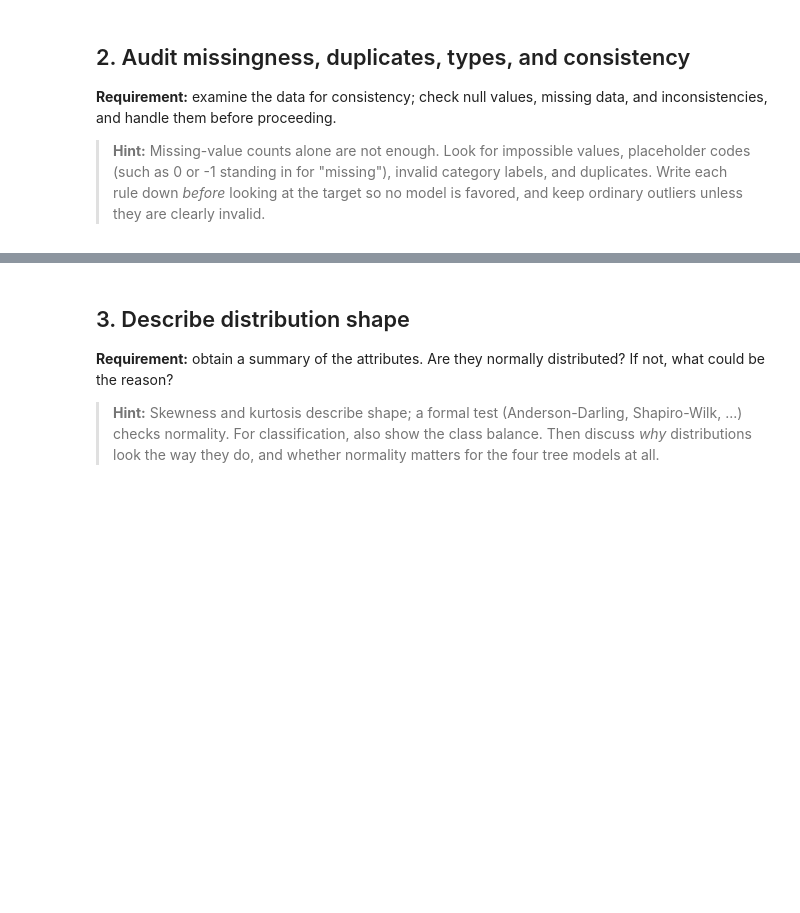
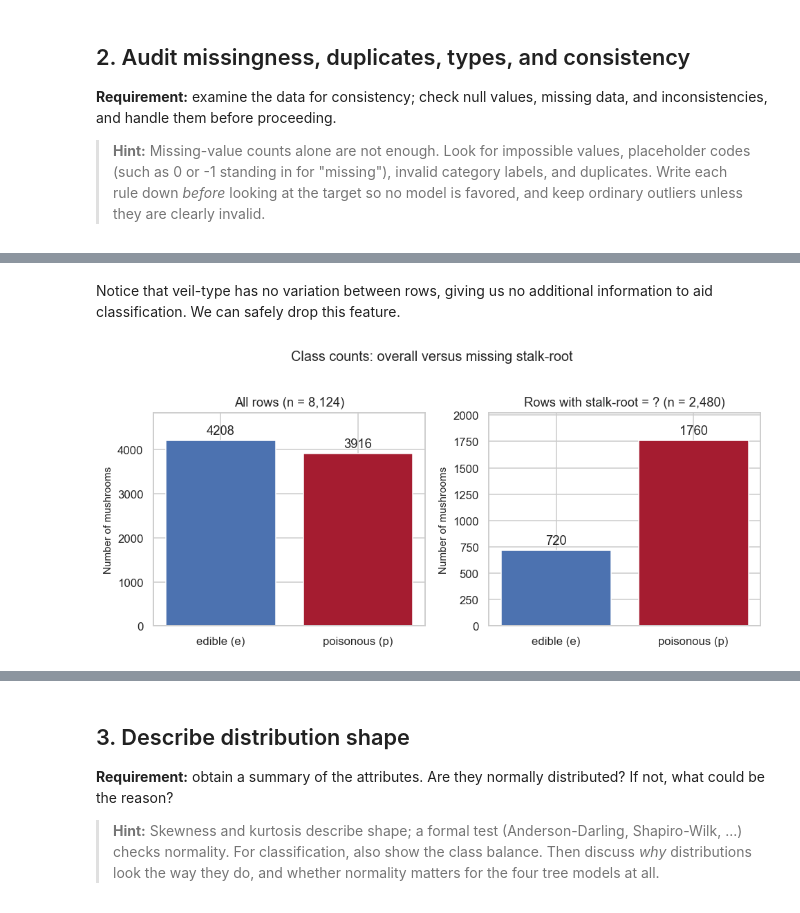
Before and after one commit to DavidMwaria/Trees_Models_HW2, a Jupyter notebook: Trees_Models.ipynb, the cells around one changed output, grey strips where cells are left out. Drawn from its saved outputs; the diff is of its cells as text; code cells hidden in the pictures; blank space fills up the shorter version.

Commit message:
data upload, cleaning, train test split

```diff
--- a/Trees_Models.ipynb
+++ b/Trees_Models.ipynb
@@ -60,11 +66,10 @@ print("xgboost:", xgb.__version__)
 # Reproducible display and plotting settings
 RANDOM_STATE = 4372
 
-# TODO: dataset settings. Use a PUBLIC URL (e.g. a GitHub raw link); never a local path.
-DATA_URL = "TODO: public raw URL to the data file"
-COLUMNS = None          # TODO: list of column names if the file has no header row, else None
-TARGET = "TODO"         # TODO: name of the target column
-TASK = "classification" # "classification" or "regression"
+DATA_URL = "https://raw.githubusercontent.com/DavidMwaria/Trees_Models_HW2/refs/heads/main/mushroom/agaricus-lepiota.data"
+COLUMNS = ["poisonous", "cap-shape", "cap-surface", "cap-color", "bruises", "odor", "gill-attachment", "gill-spacing", "gill-size", "gill-color", "stalk-shape", "stalk-root", "stalk-surface-above-ring", "stalk-surface-below-ring", "stalk-color-above-ring", "stalk-color-below-ring", "veil-type", "veil-color", "ring-number", "ring-type", "spore-print-color", "population", "habitat"]
+TARGET = "poisonous"
+TASK = "classification"
 
 PALETTE = {"primary": "#A51C30", "secondary": "#4C72B0", "muted": "#C9A0A8"}
 
@@ -94,6 +99,7 @@ def save_fig(name):
 > **Hint:** Does the raw file have a header row? Reading a headerless file with pandas' defaults silently turns the
 > first observation into column names. Assert the expected shape so a wrong URL or wrong header setting fails loudly.
 # %%
-# TODO: read the data from DATA_URL into a DataFrame called `raw`.
-# TODO: assert the expected (rows, columns) so a bad source fails loudly.
-# TODO: print the dimensions and show .head().
+raw = pd.read_csv(DATA_URL, header=None, names=COLUMNS)
+assert raw.shape == (8124, 23), f"Expected shape (8124, 23), but got {raw.shape}"
+print(f"Dimensions: {raw.shape}")
+print(raw.head())
@@ -117,0 +229,29 @@ them before proceeding.
+# %% [markdown]
+Notice that veil-type has no variation between rows, giving us no additional information to aid classification. We can safely drop this feature.
+# %%
+missing_rows = raw[raw["stalk-root"] == "?"]
+
+order = ["e", "p"]
+labels = ["edible (e)", "poisonous (p)"]
+colors = [PALETTE["secondary"], PALETTE["primary"]]
+
+overall_counts = raw[TARGET].value_counts().reindex(order, fill_value=0)
+missing_counts = missing_rows[TARGET].value_counts().reindex(order, fill_value=0)
+
+fig, axes = plt.subplots(1, 2, figsize=(9, 4))
+
+for axis, counts, title in [
+    (axes[0], overall_counts, f"All rows (n = {overall_counts.sum():,})"),
+    (axes[1], missing_counts, f"Rows with stalk-root = ? (n = {missing_counts.sum():,})"),
+]:
+    bars = axis.bar(labels, counts.values, color=colors)
+    axis.bar_label(bars, padding=3)
+    axis.set_title(title)
+    axis.set_ylabel("Number of mushrooms")
+    axis.set_ylim(0, counts.max() * 1.15)
+
+plt.suptitle("Class counts: overall versus missing stalk-root", y=1.02, fontsize=13)
+plt.tight_layout()
+plt.show()
+# %% [output]
+[figure, added]
```
Also changed, not shown: parts of 18 cells of this notebook, 3 other files.
